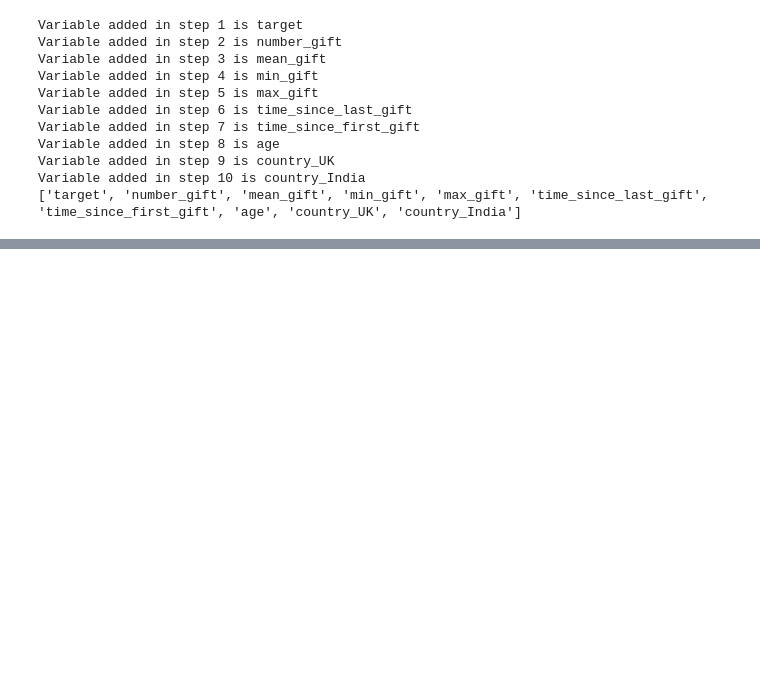
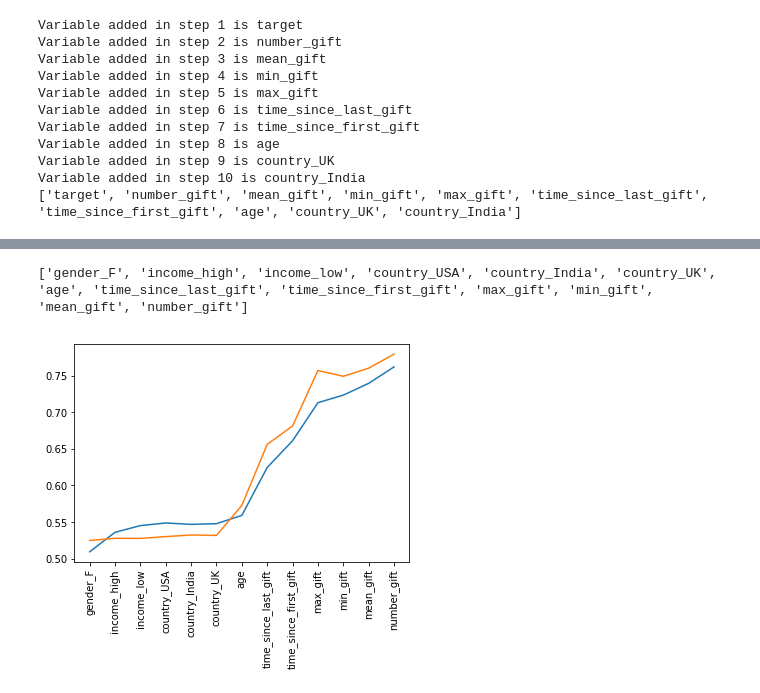
Before and after one commit to aysbt/DataCamp, a Jupyter notebook: Foundations_of_Predictive_Analytics_in_Python .ipynb, the cells around one changed output, grey strips where cells are left out. Drawn from its saved outputs; the diff is of its cells as text; code cells hidden in the pictures; blank space fills up the shorter version.

```diff
--- a/Foundations_of_Predictive_Analytics_in_Python .ipynb
+++ b/Foundations_of_Predictive_Analytics_in_Python .ipynb
@@ -293,0 +333,5 @@ Variable added in step 10 is country_India
+# %%
+# Apply the auc_train_test function
+auc_train, auc_test = auc_train_test(['age', 'gender_F'], 'target', train, test)
+print(round(auc_train,2))
+print(round(auc_test, 2))
@@ -293,0 +344,16 @@ Variable added in step 10 is country_India
+# %%
+variables = list(train.columns.values)
+variables.remove('target')
+print(variables)
+# %% [output]
+['gender_F', 'income_high', 'income_low', 'country_USA', 'country_India', 'country_UK', 'age', 'time_since_last_gift', 'time_since_first_gift', 'max_gift', 'min_gift', 'mean_gift', 'number_gift']
+# %%
+auc_values_train = []
+auc_values_test   = []
+variables_evaluate = []
+# %%
+for v in variables:
+    variables_evaluate.append(v)
+    auc_train, auc_test = auc_train_test(variables_evaluate, 'target', train, test)
+    auc_values_train.append(auc_train)
+    auc_values_test.append(auc_test)
@@ -293,0 +363,10 @@ Variable added in step 10 is country_India
+# %%
+x_range = np.array(range(0,len(auc_values_train)))
+y_plt_train = np.array(auc_values_train)
+y_plt_test = np.array(auc_values_test)
+plt.xticks(x_range, variables, rotation=90)
+plt.plot(x_range, y_plt_train)
+plt.plot(x_range, y_plt_test)
+plt.show()
+# %% [output]
+[figure, added]
```
Also changed, not shown: parts of 23 cells of this notebook.
